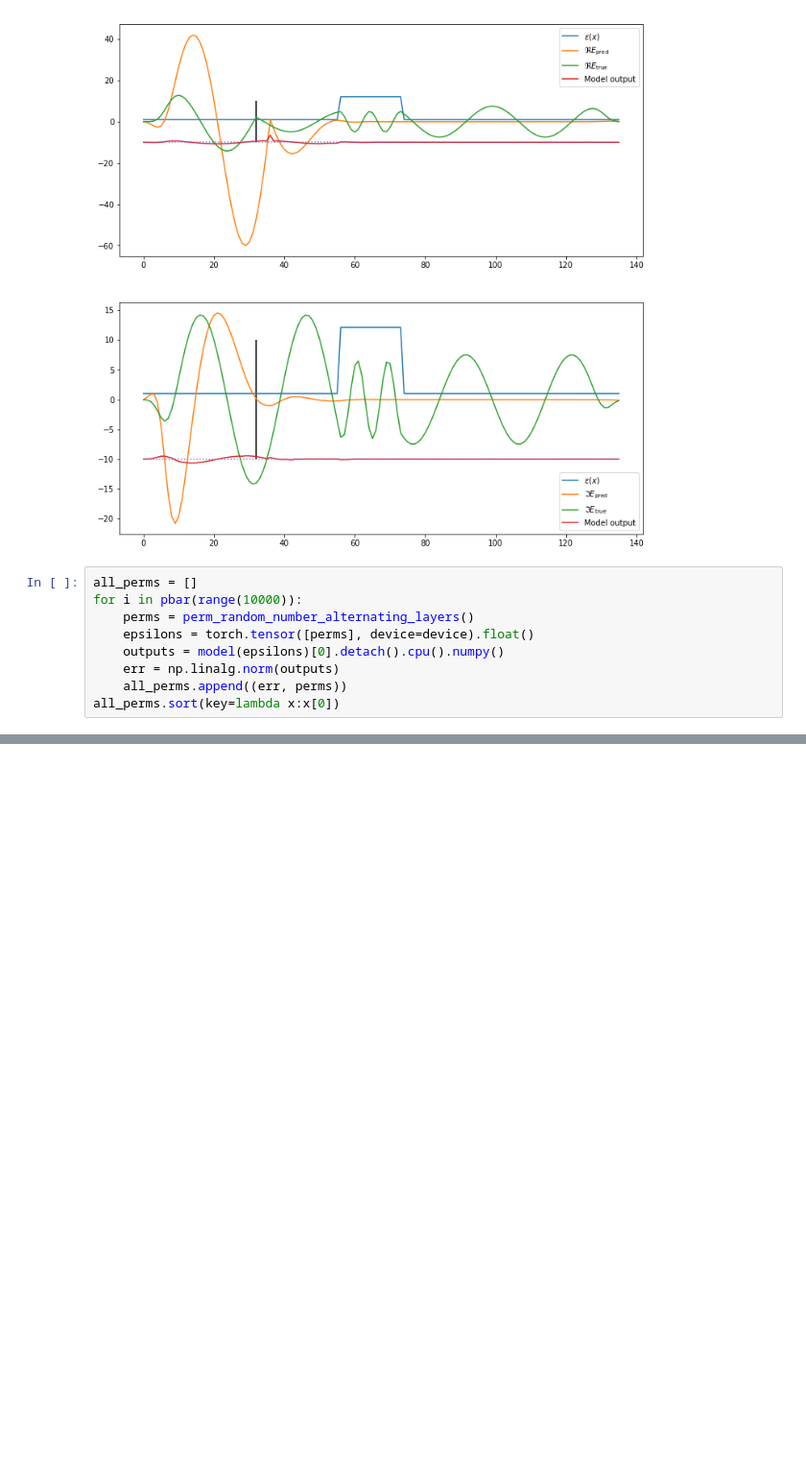
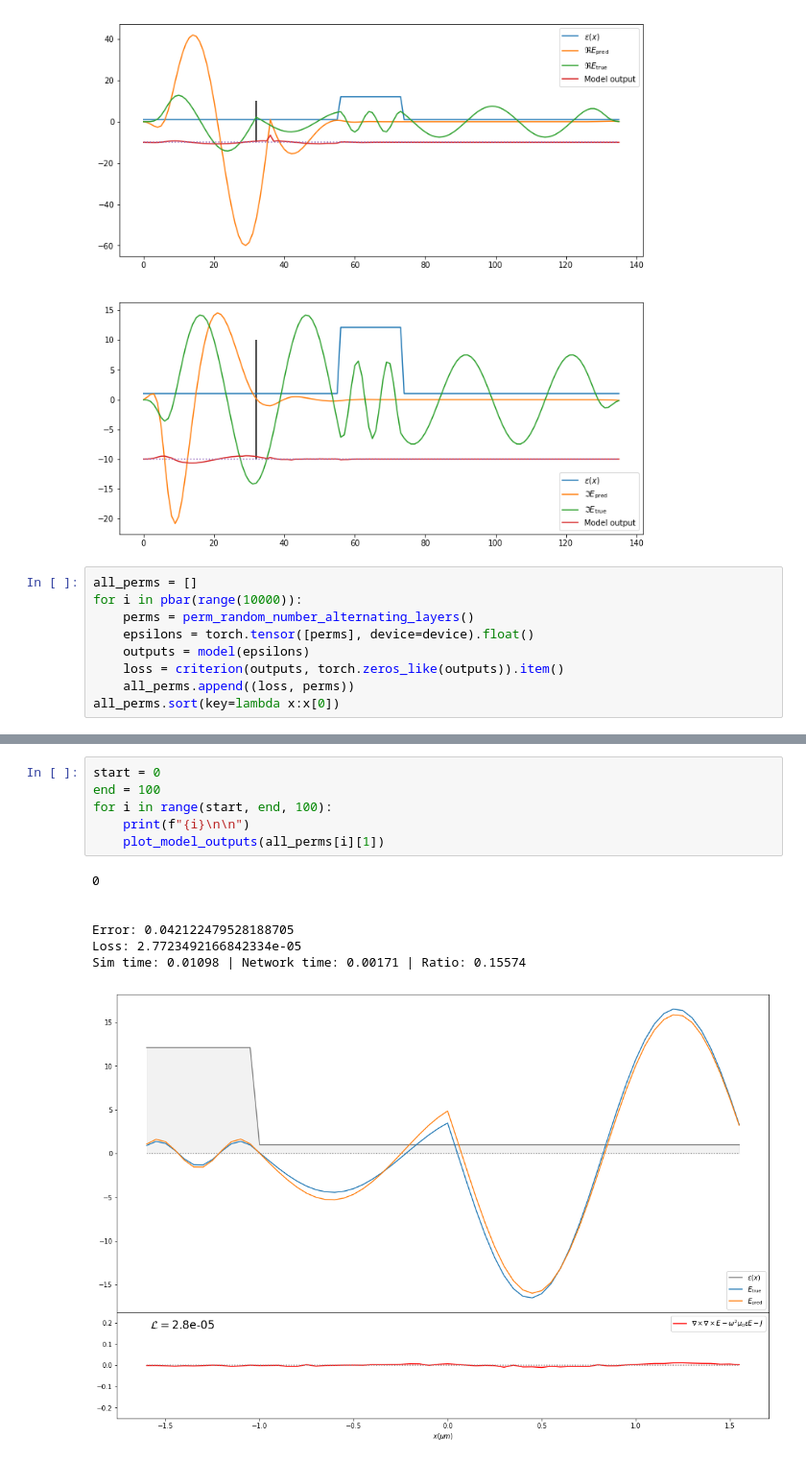
Before and after one commit to bencbartlett/neural-maxwell, a Jupyter notebook: neural_maxwell/notebooks/CS229_Final_Project.ipynb, the cells around one changed output, grey strips where cells are left out. Shown: that part at 96% size. Drawn from its saved outputs; the diff is of its cells as text; blank space fills up the shorter version.

```diff
--- a/neural_maxwell/notebooks/CS229_Final_Project.ipynb
+++ b/neural_maxwell/notebooks/CS229_Final_Project.ipynb
@@ -538,9 +543,23 @@ all_perms = []
 for i in pbar(range(10000)):
     perms = perm_random_number_alternating_layers()
     epsilons = torch.tensor([perms], device=device).float()
-    outputs = model(epsilons)[0].detach().cpu().numpy()
-    err = np.linalg.norm(outputs)
-    all_perms.append((err, perms))
+    outputs = model(epsilons)
+    loss = criterion(outputs, torch.zeros_like(outputs)).item()
+    all_perms.append((loss, perms))
 all_perms.sort(key=lambda x:x[0])
 # %% [output]
 [interactive output not drawn]
+# %%
+start = 0
+end = 100
+for i in range(start, end, 100):
+    print(f"{i}\n\n")
+    plot_model_outputs(all_perms[i][1])
+# %% [output]
+0
+
+
+Error: 0.042122479528188705
+Loss: 2.7723492166842334e-05
+Sim time: 0.01098 | Network time: 0.00171 | Ratio: 0.15574
+[figure, added]
```
Also changed, not shown: parts of 3 cells of this notebook, 4 other files.
